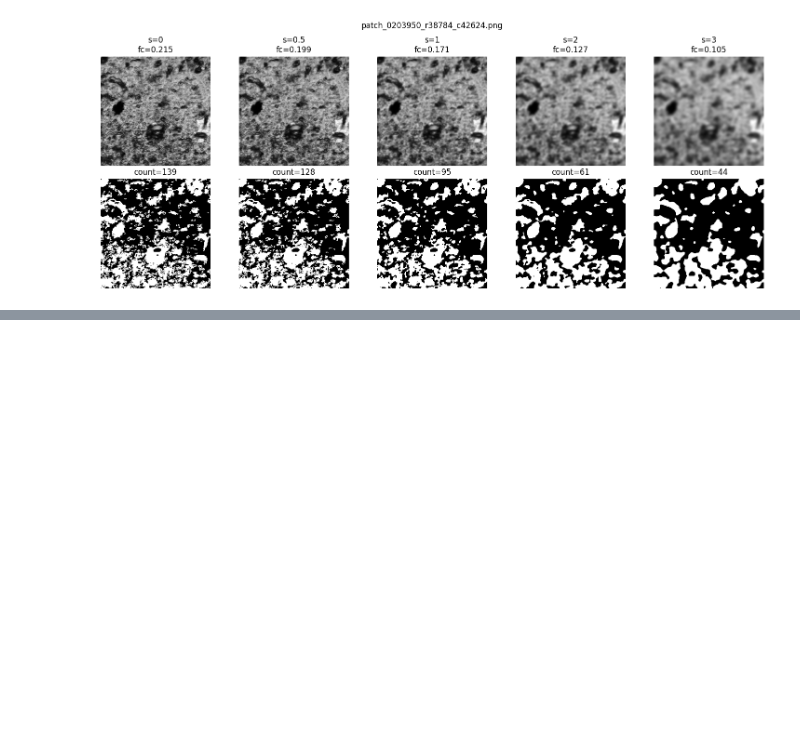
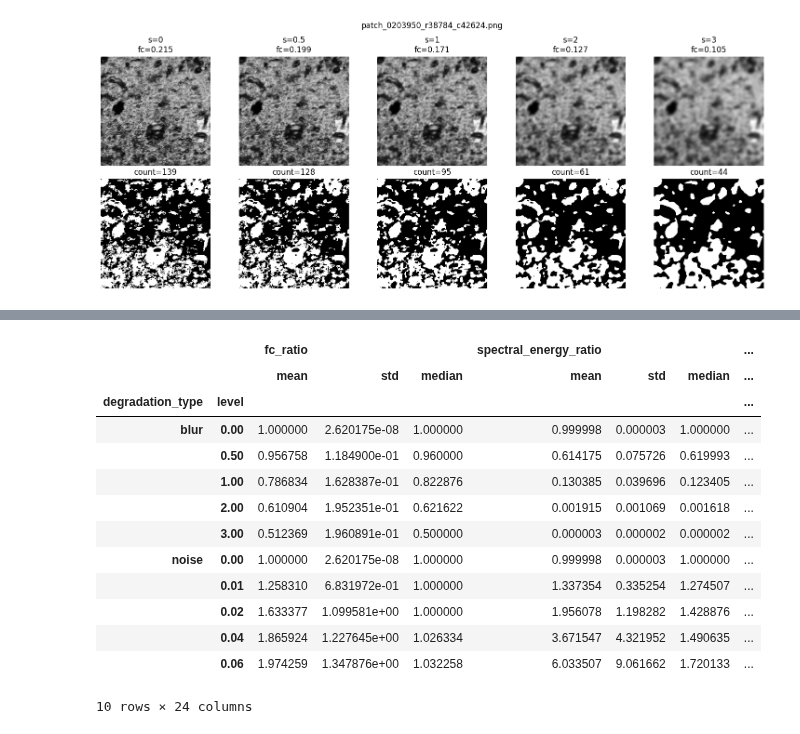
Before and after one commit to DwardEE/BME1462, a Jupyter notebook: image_verification.ipynb, the cells around one changed output, grey strips where cells are left out. Cells and saved outputs as stored; diff of their text form; code cells hidden in the pictures; blank space fills up the shorter version.

```diff
--- a/image_verification.ipynb
+++ b/image_verification.ipynb
@@ -519,0 +725,63 @@ for fname in example_files:
+# %%
+
+# Build a unified downstream reliability score.
+# Higher reliability_score = better downstream agreement with the original patch.
+
+def _minmax01(x):
+    x = x.astype(float)
+    denom = x.max() - x.min()
+    if denom < 1e-12:
+        return pd.Series(np.zeros(len(x)), index=x.index)
+    return (x - x.min()) / denom
+
+# Normalize absolute count error within each degradation family so it can be combined
+# with the other bounded downstream metrics.
+df_metric_verif["count_abs_diff_norm"] = (
+    df_metric_verif.groupby("degradation_type")["count_abs_diff"]
+    .transform(_minmax01)
+)
+
+df_metric_verif["mask_iou_clip"] = df_metric_verif["mask_iou"].clip(0.0, 1.0)
+df_metric_verif["count_retention_clip"] = df_metric_verif["count_retention"].clip(0.0, 1.0)
+df_metric_verif["frac_abs_diff_clip"] = df_metric_verif["frac_abs_diff"].clip(0.0, 1.0)
+
+df_metric_verif["reliability_score"] = (
+    df_metric_verif["mask_iou_clip"]
+    + df_metric_verif["count_retention_clip"]
+    + (1.0 - df_metric_verif["frac_abs_diff_clip"])
+    + (1.0 - df_metric_verif["count_abs_diff_norm"])
+) / 4.0
+
+summary_cols = [
+    "fc_ratio",
+    "spectral_energy_ratio",
+    "laplacian_var_ratio",
+    "count_retention",
+    "count_abs_diff",
+    "frac_abs_diff",
+    "mask_iou",
+    "reliability_score",
+]
+
+metric_validation_summary = (
+    df_metric_verif
+    .groupby(["degradation_type", "level"])[summary_cols]
+    .agg(["mean", "std", "median"])
+)
+
+metric_validation_summary
+# %% [output]
+|  |  | fc_ratio |  |  | spectral_energy_ratio |  |  | ... |
+|  |  | mean | std | median | mean | std | median | ... |
+| degradation_type | level |  |  |  |  |  |  | ... |
+| blur | 0.00 | 1.000000 | 2.620175e-08 | 1.000000 | 0.999998 | 0.000003 | 1.000000 | ... |
+|  | 0.50 | 0.956758 | 1.184900e-01 | 0.960000 | 0.614175 | 0.075726 | 0.619993 | ... |
+|  | 1.00 | 0.786834 | 1.628387e-01 | 0.822876 | 0.130385 | 0.039696 | 0.123405 | ... |
+|  | 2.00 | 0.610904 | 1.952351e-01 | 0.621622 | 0.001915 | 0.001069 | 0.001618 | ... |
+|  | 3.00 | 0.512369 | 1.960891e-01 | 0.500000 | 0.000003 | 0.000002 | 0.000002 | ... |
+| noise | 0.00 | 1.000000 | 2.620175e-08 | 1.000000 | 0.999998 | 0.000003 | 1.000000 | ... |
+|  | 0.01 | 1.258310 | 6.831972e-01 | 1.000000 | 1.337354 | 0.335254 | 1.274507 | ... |
+|  | 0.02 | 1.633377 | 1.099581e+00 | 1.000000 | 1.956078 | 1.198282 | 1.428876 | ... |
+|  | 0.04 | 1.865924 | 1.227645e+00 | 1.026334 | 3.671547 | 4.321952 | 1.490635 | ... |
+|  | 0.06 | 1.974259 | 1.347876e+00 | 1.032258 | 6.033507 | 9.061662 | 1.720133 | ... |
+10 rows × 24 columns
```
Also changed, not shown: parts of 30 cells of this notebook, 1 other file.
